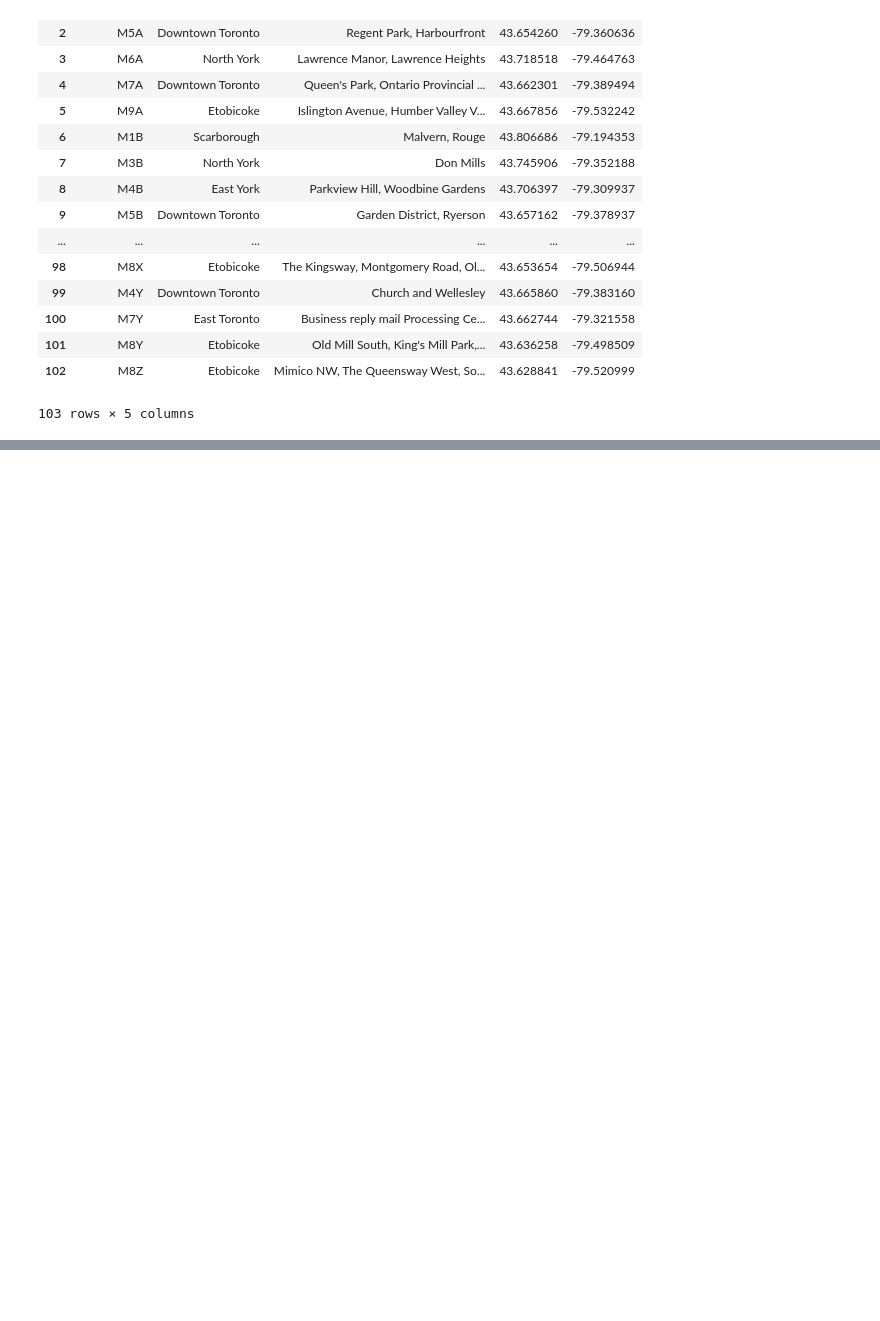
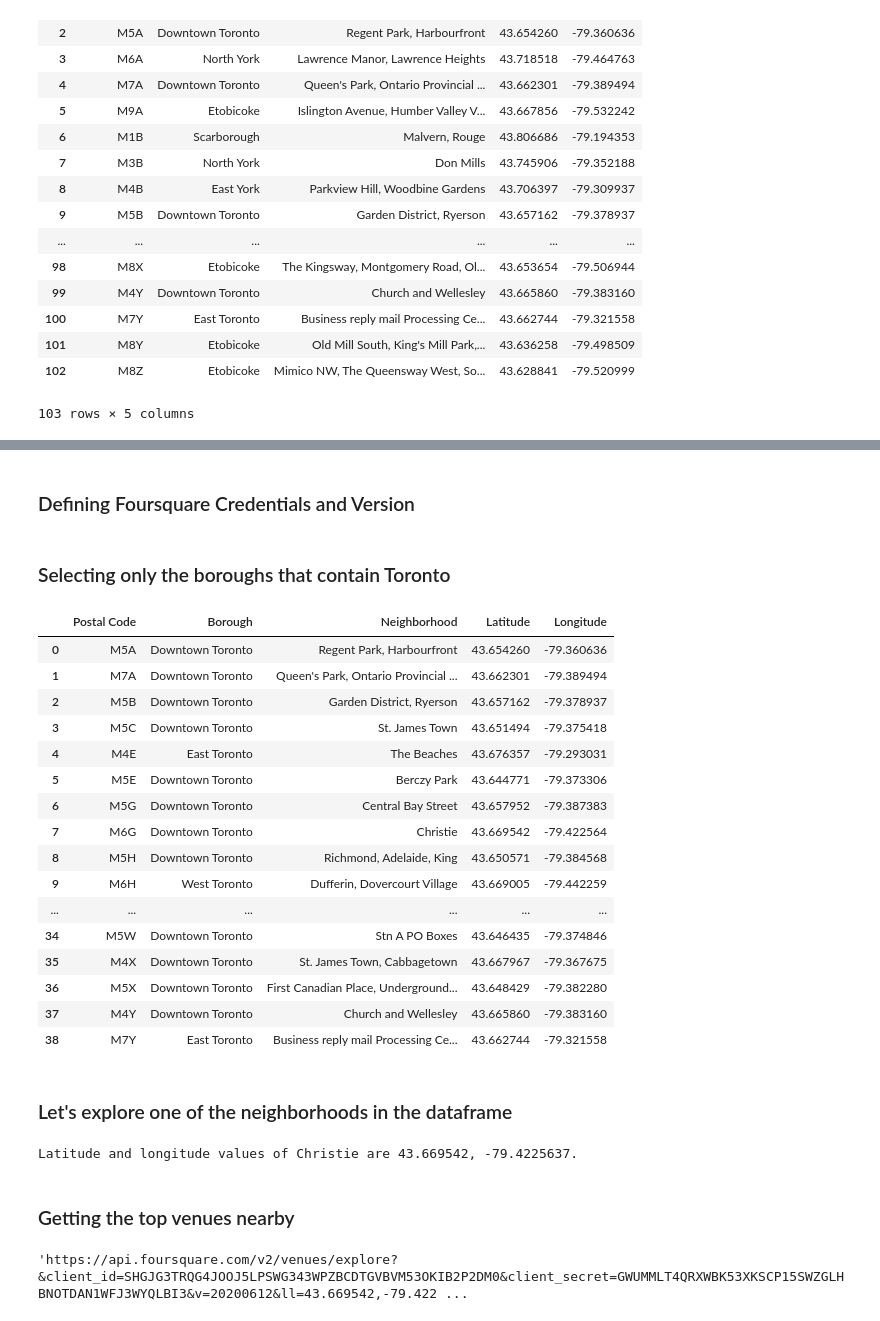
Before and after one commit to kasia-nowak/Coursera_Capstone, a Jupyter notebook: Segmenting and Clustering Neighborhoods in Toronto.ipynb, the cells around one changed output, grey strips where cells are left out. Saved outputs shown, nothing was run; the diff lists cells and outputs as text; code cells hidden in the pictures; blank space fills up the shorter version.

```diff
--- a/Segmenting and Clustering Neighborhoods in Toronto.ipynb
+++ b/Segmenting and Clustering Neighborhoods in Toronto.ipynb
@@ -112,0 +139,2 @@ new_df
+# %% [markdown]
+### Defining Foursquare Credentials and Version
@@ -112,0 +143,22 @@ new_df
+# %% [markdown]
+### Selecting only the boroughs that contain Toronto
+# %%
+new_df[new_df['Borough'].astype(str).str.contains('Toronto')].reset_index(drop=True)
+# %% [output]
+|  | Postal Code | Borough | Neighborhood | Latitude | Longitude |
+| 0 | M5A | Downtown Toronto | Regent Park, Harbourfront | 43.654260 | -79.360636 |
+| 1 | M7A | Downtown Toronto | Queen's Park, Ontario Provincial ... | 43.662301 | -79.389494 |
+| 2 | M5B | Downtown Toronto | Garden District, Ryerson | 43.657162 | -79.378937 |
+| 3 | M5C | Downtown Toronto | St. James Town | 43.651494 | -79.375418 |
+| 4 | M4E | East Toronto | The Beaches | 43.676357 | -79.293031 |
+| 5 | M5E | Downtown Toronto | Berczy Park | 43.644771 | -79.373306 |
+| 6 | M5G | Downtown Toronto | Central Bay Street | 43.657952 | -79.387383 |
+| 7 | M6G | Downtown Toronto | Christie | 43.669542 | -79.422564 |
+| 8 | M5H | Downtown Toronto | Richmond, Adelaide, King | 43.650571 | -79.384568 |
+| 9 | M6H | West Toronto | Dufferin, Dovercourt Village | 43.669005 | -79.442259 |
+| ... | ... | ... | ... | ... | ... |
+| 34 | M5W | Downtown Toronto | Stn A PO Boxes | 43.646435 | -79.374846 |
+| 35 | M4X | Downtown Toronto | St. James Town, Cabbagetown | 43.667967 | -79.367675 |
+| 36 | M5X | Downtown Toronto | First Canadian Place, Underground... | 43.648429 | -79.382280 |
+| 37 | M4Y | Downtown Toronto | Church and Wellesley | 43.665860 | -79.383160 |
+| 38 | M7Y | East Toronto | Business reply mail Processing Ce... | 43.662744 | -79.321558 |
@@ -112,0 +169,30 @@ new_df
+# %% [markdown]
+### Let's explore one of the neighborhoods in the dataframe
+# %%
+neighborhood_latitude = new_df.loc[25, 'Latitude'] # neighborhood latitude value
+neighborhood_longitude = new_df.loc[25, 'Longitude'] # neighborhood longitude value
+
+neighborhood_name = new_df.loc[25, 'Neighborhood'] # neighborhood name
+print('Latitude and longitude values of {} are {}, {}.'.format(neighborhood_name,
+                                                               neighborhood_latitude,
+                                                               neighborhood_longitude))
+# %% [output]
+Latitude and longitude values of Christie are 43.669542, -79.4225637.
+# %% [markdown]
+### Getting the top venues nearby
+# %%
+LIMIT = 50 # limit of number of venues returned by Foursquare API
+radius = 500 # define radius
+
+# create URL
+url = 'https://api.foursquare.com/v2/venues/explore?&client_id={}&client_secret={}&v={}&ll={},{}&radius={}&limit={}'.format(
+    CLIENT_ID,
+    CLIENT_SECRET,
+    VERSION,
+    neighborhood_latitude,
+    neighborhood_longitude,
+    radius,
+    LIMIT)
+url # display URL
+# %% [output]
+'https://api.foursquare.com/v2/venues/explore?&client_id=SHGJG3TRQG4JOOJ5LPSWG343WPZBCDTGVBVM53OKIB2P2DM0&client_secret=GWUMMLT4QRXWBK53XKSCP15SWZGLHBNOTDAN1WFJ3WYQLBI3&v=20200612&ll=43.669542,-79.422 ...
```
Also changed, not shown: parts of 34 cells of this notebook.
